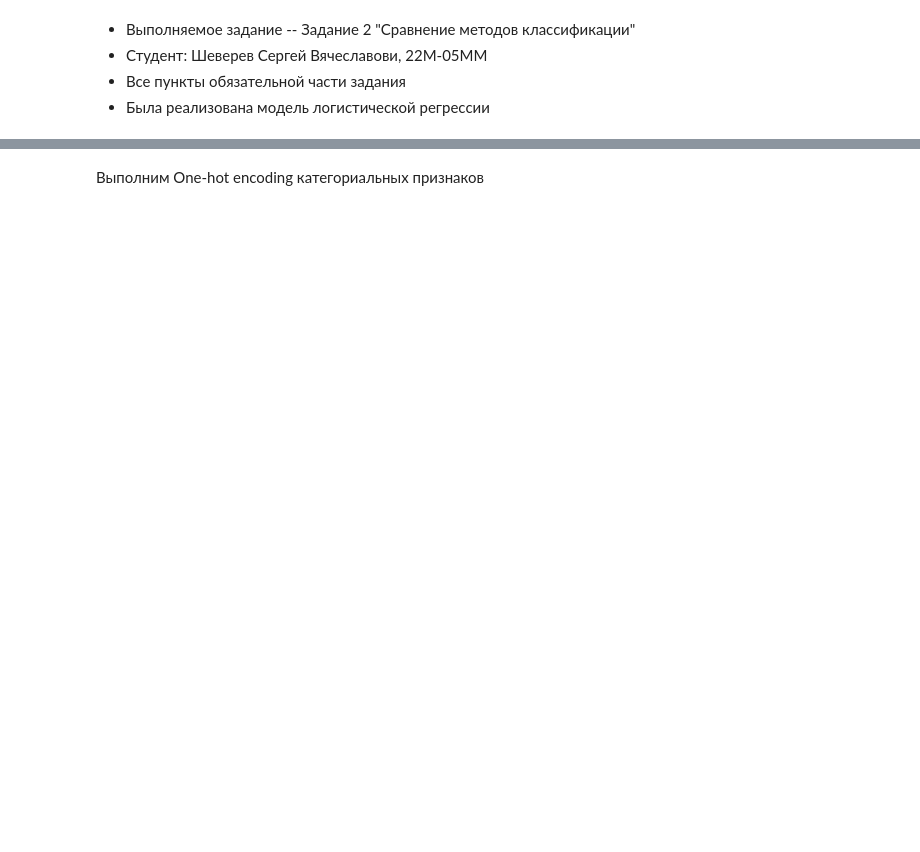
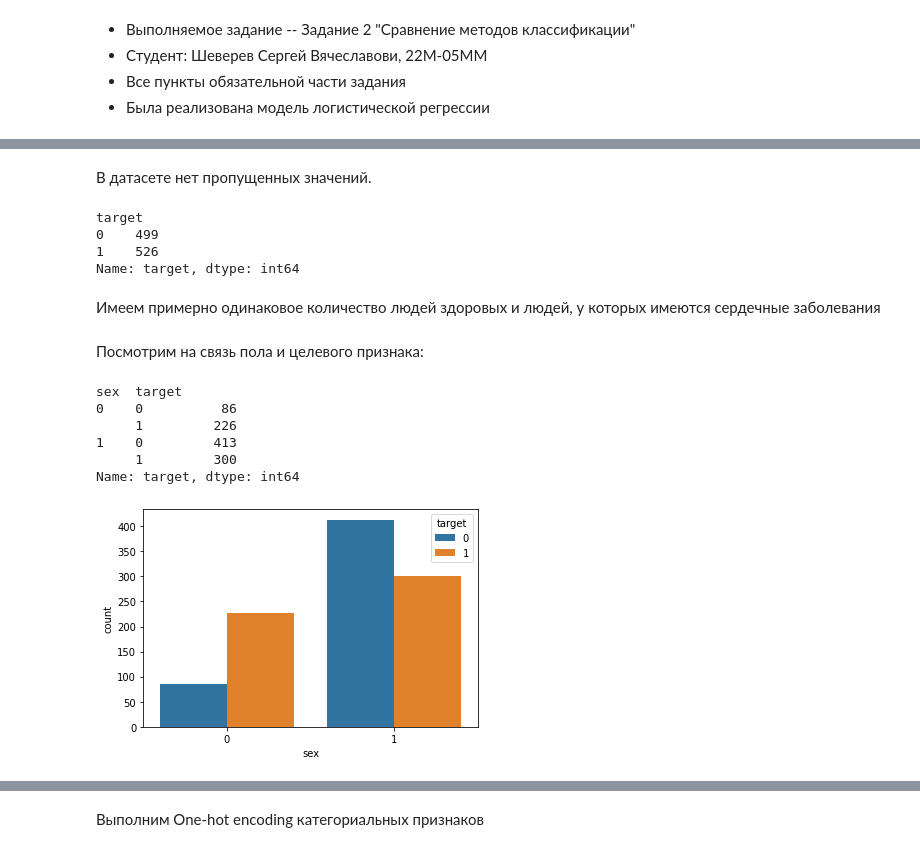
Before and after one commit to rousewayse/ML_course_HW, a Jupyter notebook: task2/task2.ipynb, the cells around one changed output, grey strips where cells are left out. Cells and saved outputs as stored; diff of their text form; code cells hidden in the pictures; blank space fills up the shorter version.

```diff
--- a/task2/task2.ipynb
+++ b/task2/task2.ipynb
@@ -51,0 +67,26 @@ dtype: int64
+# %% [markdown]
+В датасете нет пропущенных значений.
+# %%
+df.groupby(by="target")['target'].count()
+# %% [output]
+target
+0    499
+1    526
+Name: target, dtype: int64
+# %% [markdown]
+Имеем примерно одинаковое количество людей здоровых и людей, у которых имеются сердечные заболевания
+# %% [markdown]
+Посмотрим на связь пола и целевого признака:
+# %%
+sns.countplot(data=df, x="sex", hue="target")
+print(df.groupby(by=['sex', 'target'])['target'].count())
+fig = plt.gcf()
+plt.show()
+# %% [output]
+sex  target
+0    0          86
+     1         226
+1    0         413
+     1         300
+Name: target, dtype: int64
+[figure, added]
```
Also changed, not shown: parts of 46 cells of this notebook.
